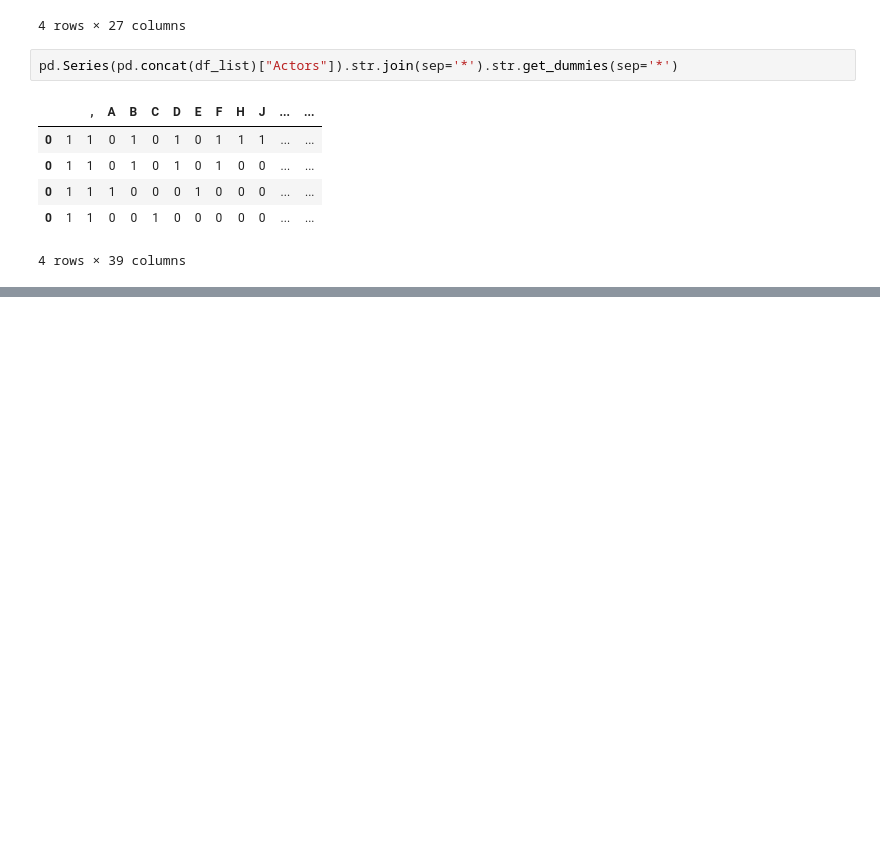
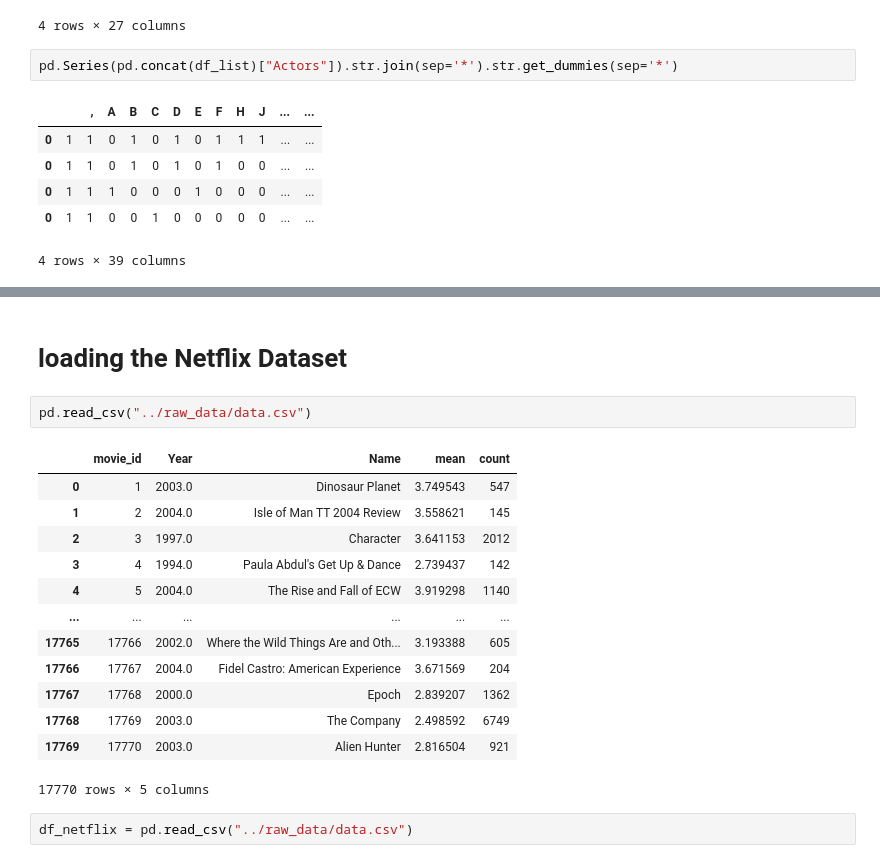
Before and after one commit to boemer00/Netflix, a Jupyter notebook: notebooks/Priscilla -API fetching .ipynb, the cells around one changed output, grey strips where cells are left out. Drawn from its saved outputs; the diff is of its cells as text; blank space fills up the shorter version.

```diff
--- a/notebooks/Priscilla -API fetching .ipynb
+++ b/notebooks/Priscilla -API fetching .ipynb
@@ -240,0 +207,20 @@ pd.DataFrame([movie_info_("Titanic")])
+# %% [markdown]
+# loading the Netflix Dataset
+# %%
+pd.read_csv("../raw_data/data.csv")
+# %% [output]
+|  | movie_id | Year | Name | mean | count |
+| 0 | 1 | 2003.0 | Dinosaur Planet | 3.749543 | 547 |
+| 1 | 2 | 2004.0 | Isle of Man TT 2004 Review | 3.558621 | 145 |
+| 2 | 3 | 1997.0 | Character | 3.641153 | 2012 |
+| 3 | 4 | 1994.0 | Paula Abdul's Get Up & Dance | 2.739437 | 142 |
+| 4 | 5 | 2004.0 | The Rise and Fall of ECW | 3.919298 | 1140 |
+| ... | ... | ... | ... | ... | ... |
+| 17765 | 17766 | 2002.0 | Where the Wild Things Are and Oth... | 3.193388 | 605 |
+| 17766 | 17767 | 2004.0 | Fidel Castro: American Experience | 3.671569 | 204 |
+| 17767 | 17768 | 2000.0 | Epoch | 2.839207 | 1362 |
+| 17768 | 17769 | 2003.0 | The Company | 2.498592 | 6749 |
+| 17769 | 17770 | 2003.0 | Alien Hunter | 2.816504 | 921 |
+17770 rows × 5 columns
+# %%
+df_netflix = pd.read_csv("../raw_data/data.csv")
```
Also changed, not shown: parts of 21 cells of this notebook, 2 other files.
